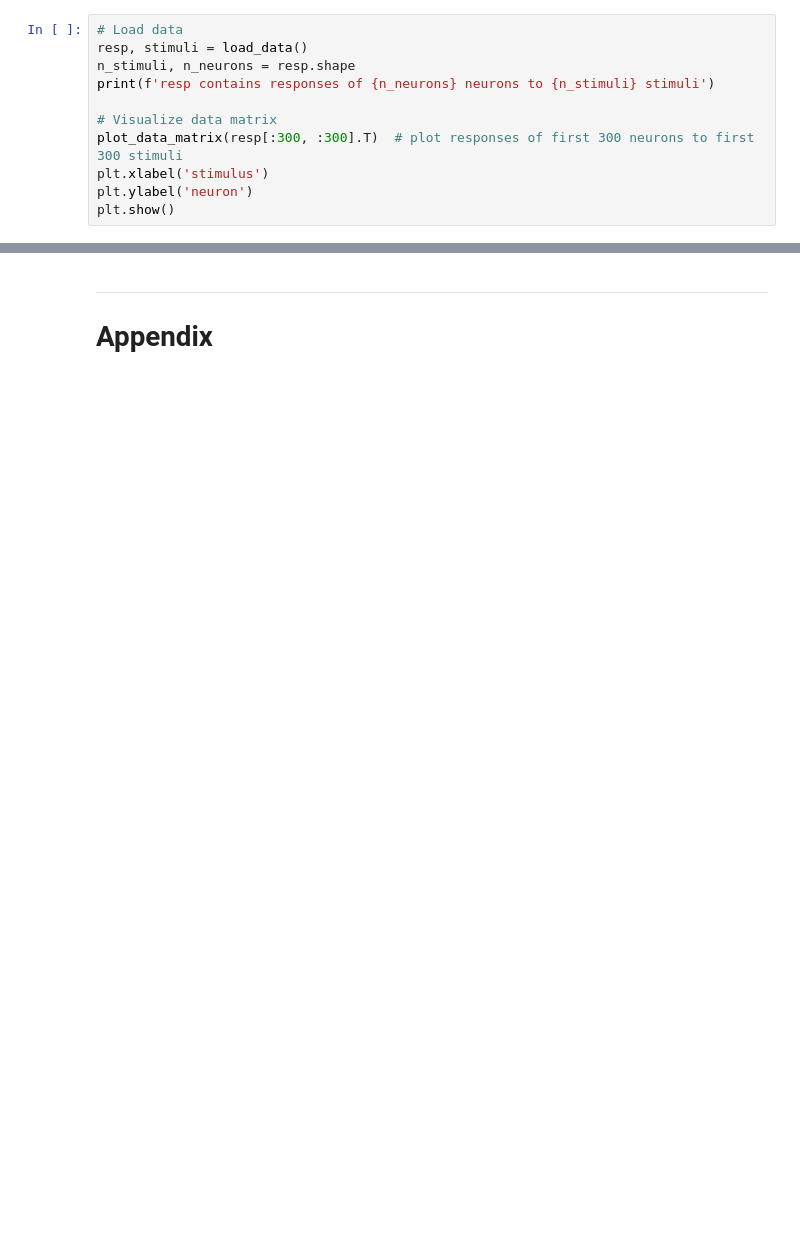
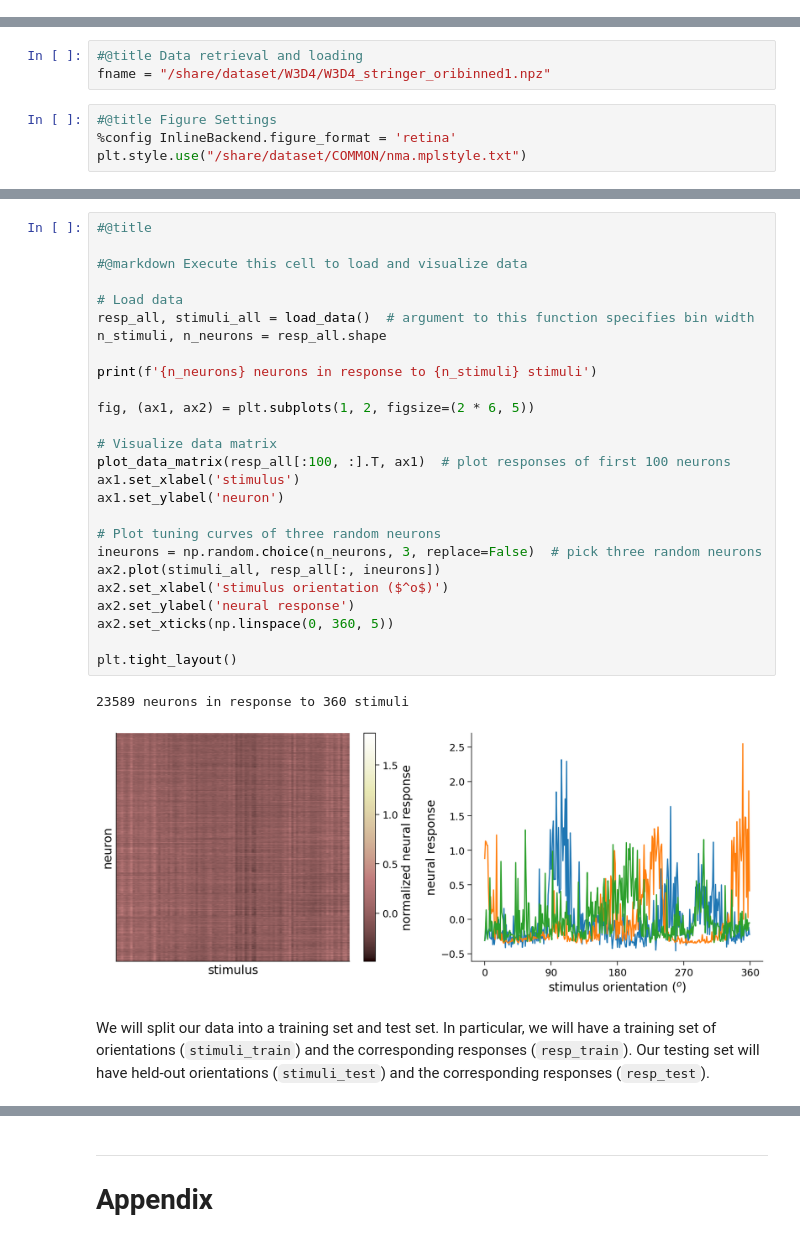
Before and after one commit to txperl/course-content, a Jupyter notebook: tutorials/W3D4_DeepLearning1/W3D4_Tutorial1.ipynb, the cells around one changed output, grey strips where cells are left out. Cells and saved outputs as stored; diff of their text form; blank space fills up the shorter version.

```diff
--- a/tutorials/W3D4_DeepLearning1/W3D4_Tutorial1.ipynb
+++ b/tutorials/W3D4_DeepLearning1/W3D4_Tutorial1.ipynb
@@ -162,11 +0,0 @@ In the next cell, we have provided code to load the data and plot the matrix `re
-# %%
-# Load data
-resp, stimuli = load_data()
-n_stimuli, n_neurons = resp.shape
-print(f'resp contains responses of {n_neurons} neurons to {n_stimuli} stimuli')
-
-# Visualize data matrix
-plot_data_matrix(resp[:300, :300].T)  # plot responses of first 300 neurons to first 300 stimuli
-plt.xlabel('stimulus')
-plt.ylabel('neuron')
-plt.show()
@@ -813,0 +53,7 @@ We have now covered a number of common and powerful techniques for applying deep
+# %%
+#@title Data retrieval and loading
+fname = "/share/dataset/W3D4/W3D4_stringer_oribinned1.npz"
+# %%
+#@title Figure Settings
+%config InlineBackend.figure_format = 'retina'
+plt.style.use("/share/dataset/COMMON/nma.mplstyle.txt")
@@ -813,0 +236,31 @@ We have now covered a number of common and powerful techniques for applying deep
+# %%
+#@title
+
+#@markdown Execute this cell to load and visualize data
+
+# Load data
+resp_all, stimuli_all = load_data()  # argument to this function specifies bin width
+n_stimuli, n_neurons = resp_all.shape
+
+print(f'{n_neurons} neurons in response to {n_stimuli} stimuli')
+
+fig, (ax1, ax2) = plt.subplots(1, 2, figsize=(2 * 6, 5))
+
+# Visualize data matrix
+plot_data_matrix(resp_all[:100, :].T, ax1)  # plot responses of first 100 neurons
+ax1.set_xlabel('stimulus')
+ax1.set_ylabel('neuron')
+
+# Plot tuning curves of three random neurons
+ineurons = np.random.choice(n_neurons, 3, replace=False)  # pick three random neurons
+ax2.plot(stimuli_all, resp_all[:, ineurons])
+ax2.set_xlabel('stimulus orientation ($^o$)')
+ax2.set_ylabel('neural response')
+ax2.set_xticks(np.linspace(0, 360, 5))
+
+plt.tight_layout()
+# %% [output]
+23589 neurons in response to 360 stimuli
+[figure, added]
+# %% [markdown]
+We will split our data into a training set and test set. In particular, we will have a training set of orientations (`stimuli_train`) and the corresponding responses (`resp_train`). Our testing set will have held-out orientations (`stimuli_test`) and the corresponding responses (`resp_test`).
```
Also changed, not shown: parts of 89 cells of this notebook, 56 other files.
